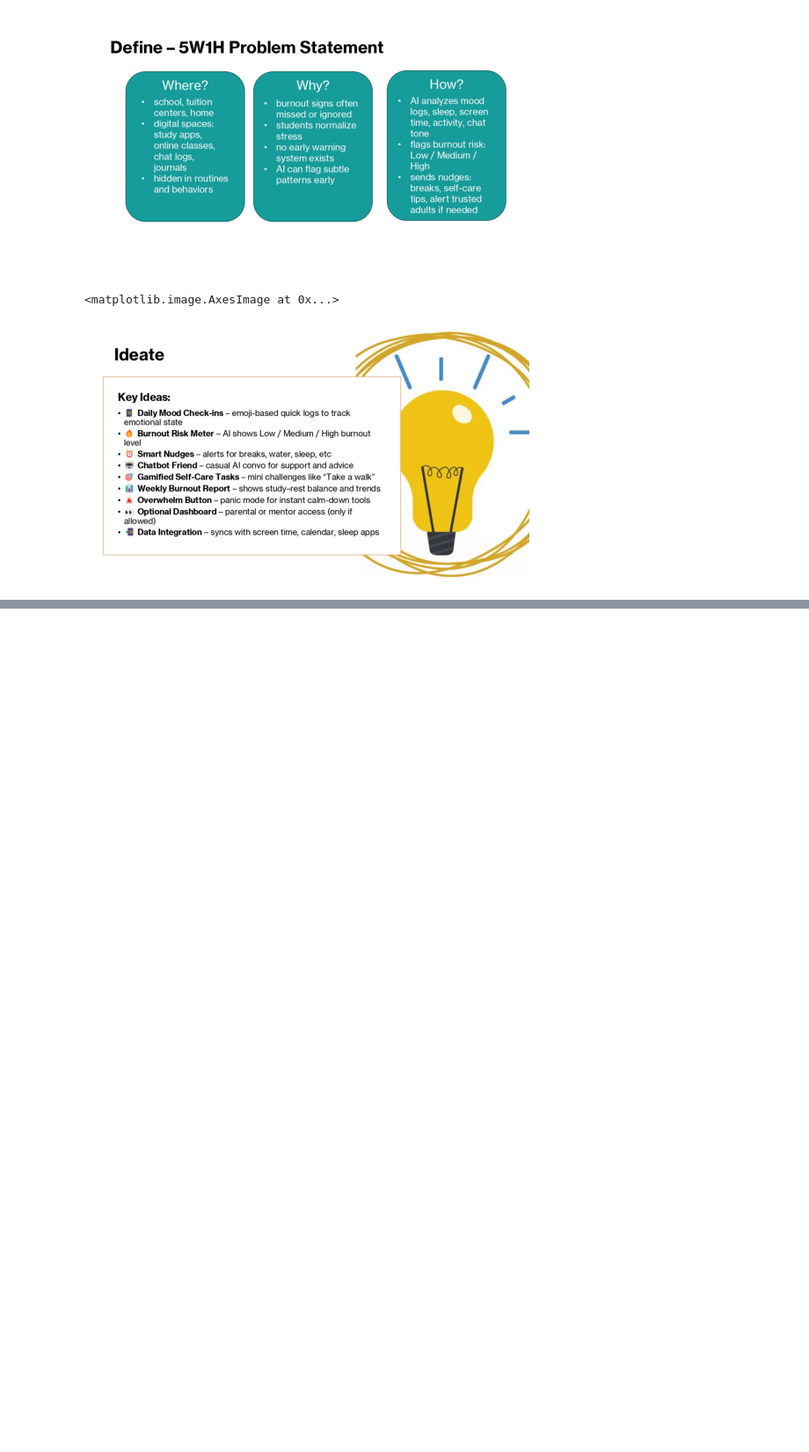
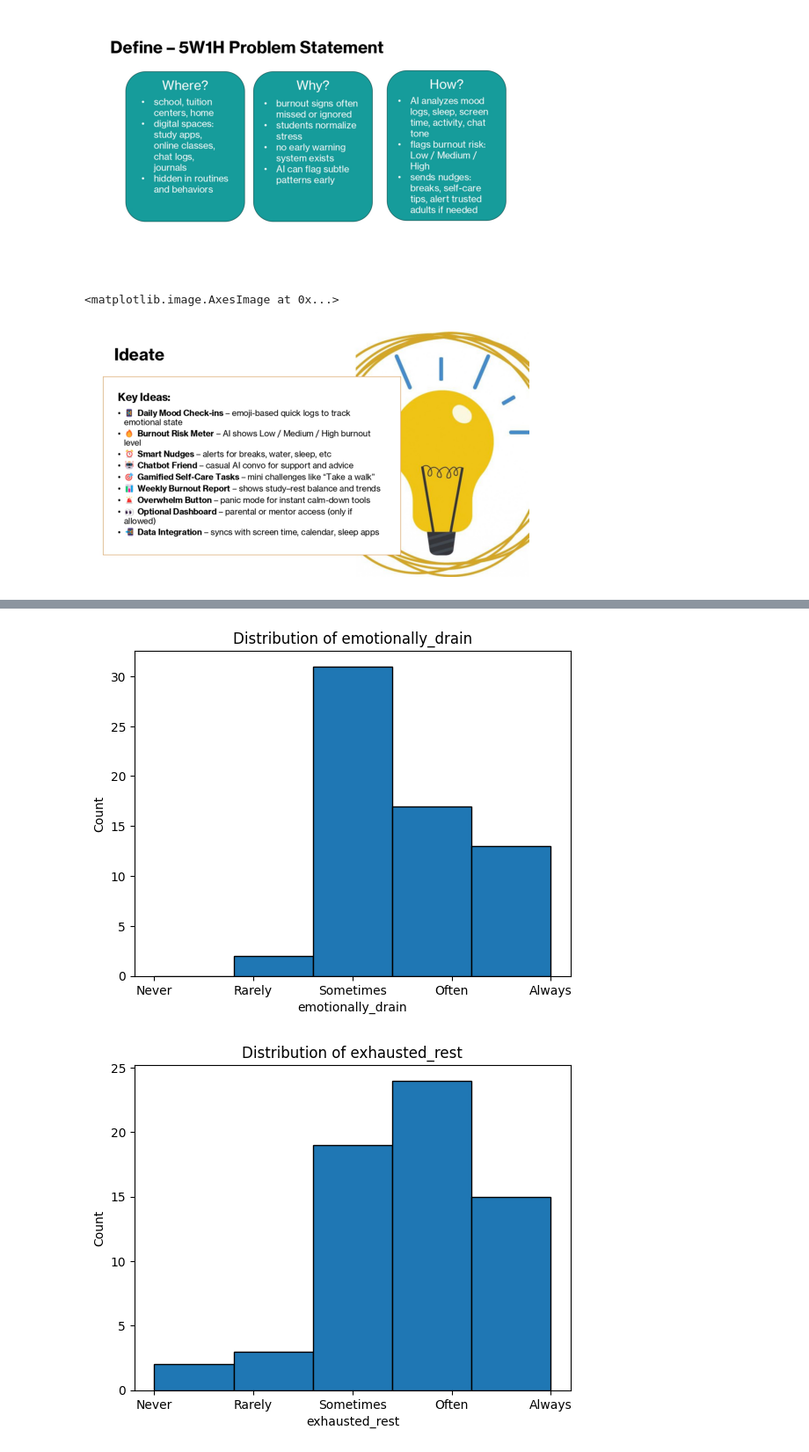
Before and after one commit to fourtysevencode/burnout-detector, a Jupyter notebook: main.ipynb, the cells around one changed output, grey strips where cells are left out. Shown at 88% size. Saved outputs shown, nothing was run; the diff lists cells and outputs as text; code cells hidden in the pictures; blank space fills up the shorter version.

```diff
--- a/main.ipynb
+++ b/main.ipynb
@@ -57,0 +144,17 @@ plt.imshow(ideate)
+# %%
+labels = ["Never", "Rarely", "Sometimes", "Often", "Always"]
+for col in [c for c in ordinal_cols if c != 'disconnected']:
+    plt.figure()
+    plt.hist(df[col].dropna(), bins=5, range=(0,4), edgecolor='black')
+    plt.xticks(range(5), labels)
+    plt.title(f'Distribution of {col}')
+    plt.xlabel(col)
+    plt.ylabel('Count')
+    plt.show()
+
+plt.hist(df['disconnected'].dropna(), bins=[0, 0.5, 1, 1.1], edgecolor='black')  # last edge to include 1
+plt.xticks([0, 0.5, 1], ["No", "Sometimes", "Yes"])
+plt.show()
+# %% [output]
+[figure, added]
+[figure, added]
```
Also changed, not shown: parts of 14 cells of this notebook.
